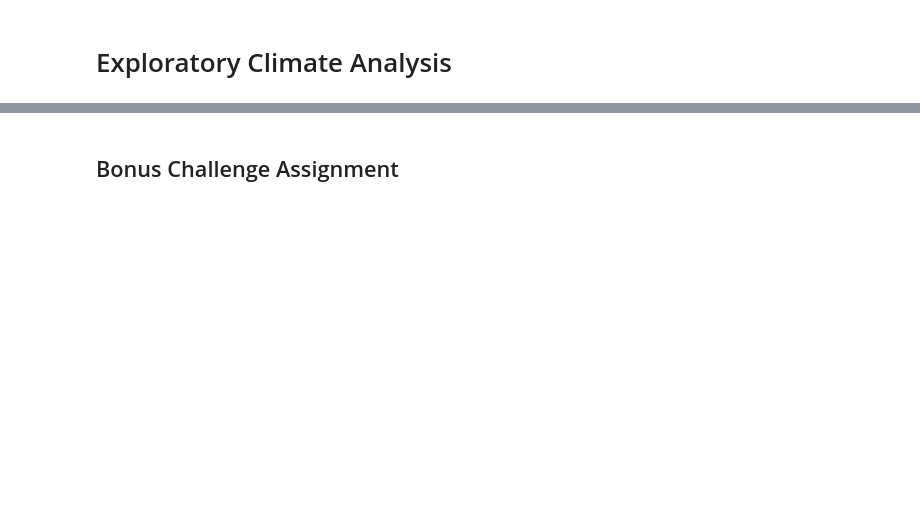
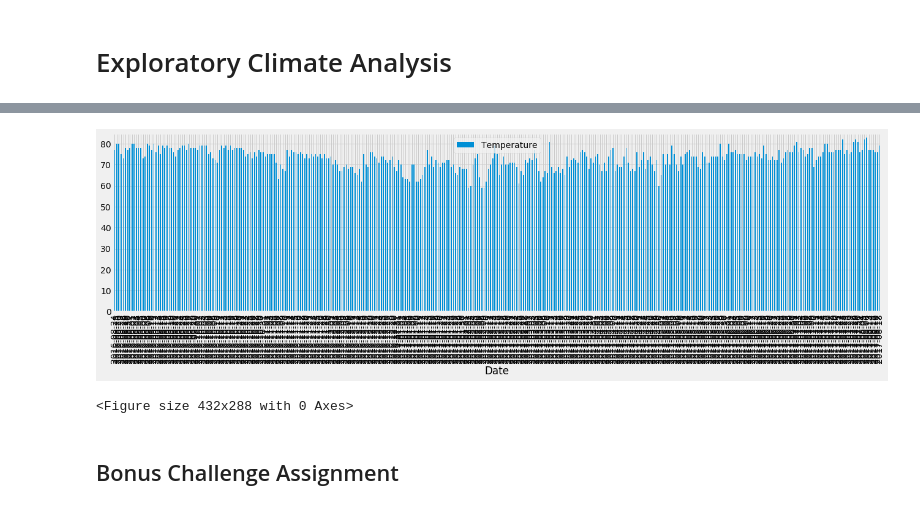
Before and after one commit to Chafloks/sqlalchemy-challenge, a Jupyter notebook: climate_starter.ipynb, the cells around one changed output, grey strips where cells are left out. Drawn from its saved outputs; the diff is of its cells as text; code cells hidden in the pictures; blank space fills up the shorter version.

```diff
--- a/climate_starter.ipynb
+++ b/climate_starter.ipynb
@@ -73,3 +119,12 @@ last_date
 # %%
 # Using the station id from the previous query, calculate the lowest temperature recorded,
 # highest temperature recorded, and average temperature of the most active station?
+sel = [Measurement.station,
+       func.min(Measurement.tobs),
+       func.max(Measurement.tobs),
+       func.avg(Measurement.tobs),
+       func.count(Measurement.station)]
+tobs_stations = session.query(*sel).\
+    group_by(Measurement.station).\
+    order_by(func.count(Measurement.station).desc()).first()
+tobs_stations
@@ -76,3 +133,11 @@ last_date
 # %%
 # Choose the station with the highest number of temperature observations.
 # Query the last 12 months of temperature observation data for this station and plot the results as a histogram
+tobs_stations[0]
+temp = session.query(Measurement.tobs,Measurement.date).\
+    filter(Measurement.station == tobs_stations[0]).\
+    filter(Measurement.date > date).all()
+# Use Pandas to calcualte the summary statistics for the precipitation data
+df = pd.DataFrame(temp, columns=['Temperature','Date'])
+df.set_index('Date', inplace=True)
+df
@@ -79,3 +159,11 @@ last_date
+# %%
+df.plot(kind="bar", figsize=(20,5))
+plt.ylim(0, 85)
+plt.show()
+plt.tight_layout()
+# %% [output]
+[figure, added]
+<Figure size 432x288 with 0 Axes>
 # %% [markdown]
 ## Bonus Challenge Assignment
 # %%
```
Also changed, not shown: parts of 11 cells of this notebook.
